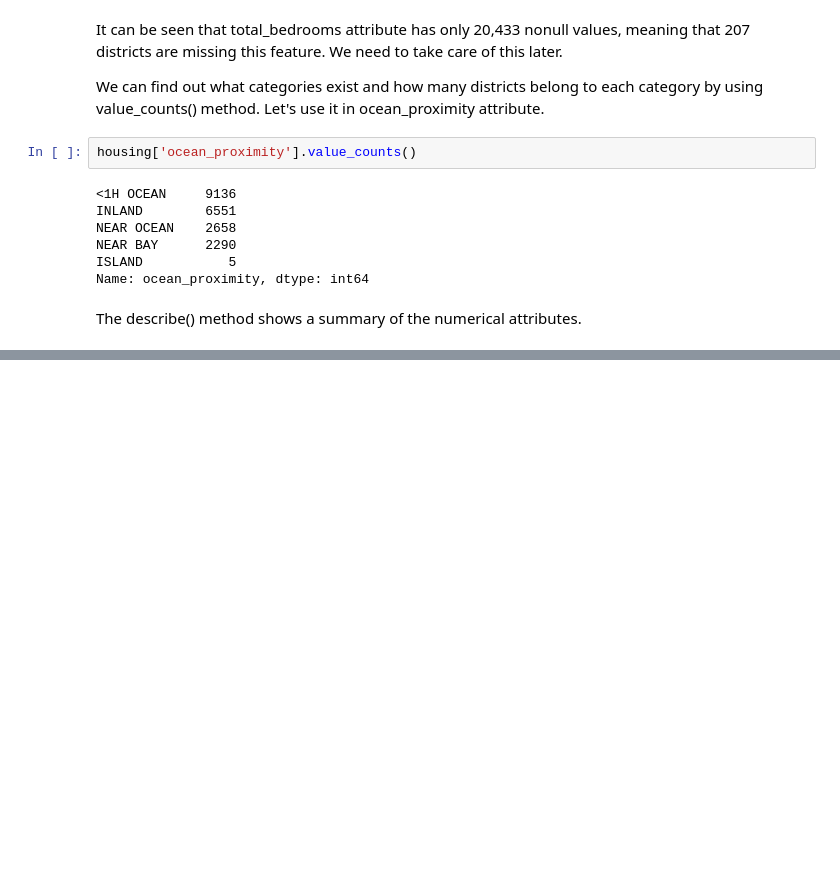
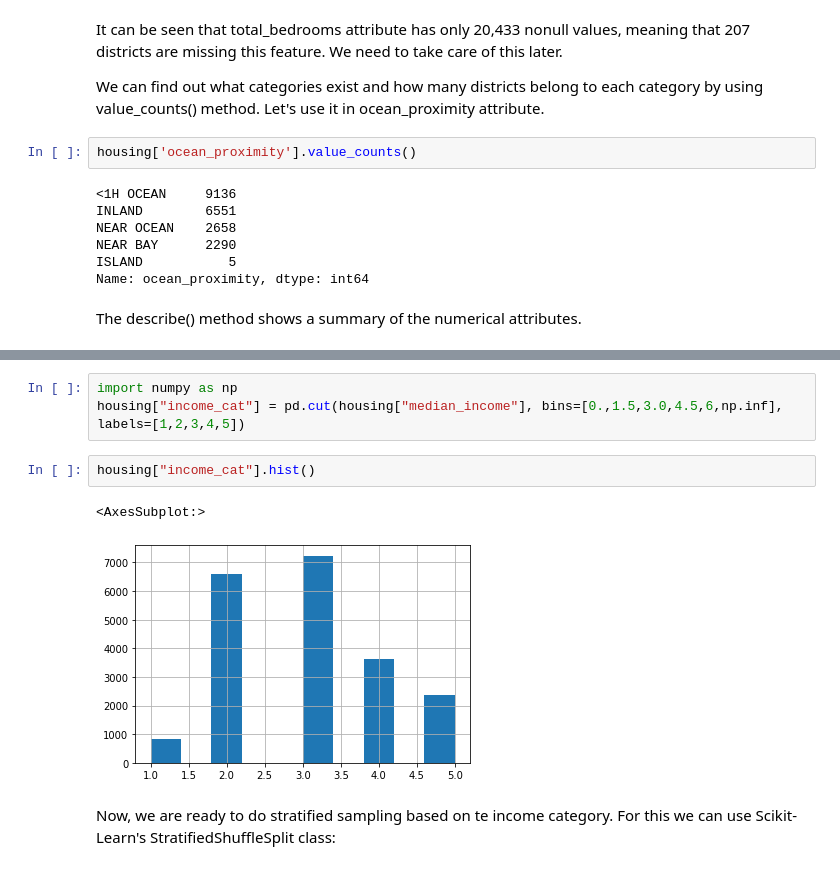
Before and after one commit to prabhatcodes/Hands-On, a Jupyter notebook: Housing.ipynb, the cells around one changed output, grey strips where cells are left out. Cells and saved outputs as stored; diff of their text form; blank space fills up the shorter version.

```diff
--- a/Housing.ipynb
+++ b/Housing.ipynb
@@ -97,0 +198,10 @@ For example 25% of the districts have a housing_median_age lower than 18, while
+# %%
+import numpy as np
+housing["income_cat"] = pd.cut(housing["median_income"], bins=[0.,1.5,3.0,4.5,6,np.inf], labels=[1,2,3,4,5])
+# %%
+housing["income_cat"].hist()
+# %% [output]
+<AxesSubplot:>
+[figure, added]
+# %% [markdown]
+Now, we are ready to do stratified sampling based on te income category. For this we can use Scikit-Learn's StratifiedShuffleSplit class:
```
Also changed, not shown: parts of 23 cells of this notebook, 1 other file.
